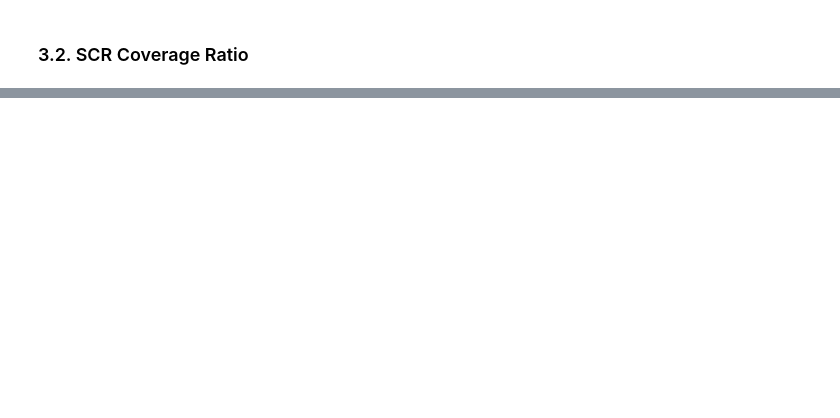
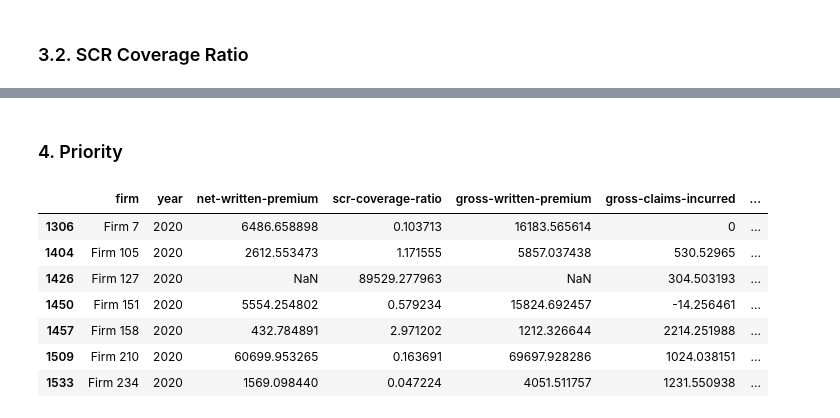
Before and after one commit to jrw22/firm-prioritisation, a Jupyter notebook: firm-prioritisation.ipynb, the cells around one changed output, grey strips where cells are left out. Saved outputs shown, nothing was run; the diff lists cells and outputs as text; code cells hidden in the pictures; blank space fills up the shorter version.

Commit message:
Added prioritised list

```diff
--- a/firm-prioritisation.ipynb
+++ b/firm-prioritisation.ipynb
@@ -258,0 +259,18 @@ plt.show()
+# %% [markdown]
+### 4. Priority
+# %%
+# Firms identified below are priorities for supervisory resource. Reasons explained in the accompanying report.
+priority_list = ['Firm 210', 'Firm 158', 'Firm 7', 'Firm 151', 'Firm 105', 'Firm 234', 'Firm 127']
+
+priority_data = firm_data.loc[firm_data['firm'].isin(priority_list)]
+priority_data = priority_data[priority_data['year'] == 2020]
+priority_data
+# %% [output]
+|  | firm | year | net-written-premium | scr-coverage-ratio | gross-written-premium | gross-claims-incurred | ... |
+| 1306 | Firm 7 | 2020 | 6486.658898 | 0.103713 | 16183.565614 | 0 | ... |
+| 1404 | Firm 105 | 2020 | 2612.553473 | 1.171555 | 5857.037438 | 530.52965 | ... |
+| 1426 | Firm 127 | 2020 | NaN | 89529.277963 | NaN | 304.503193 | ... |
+| 1450 | Firm 151 | 2020 | 5554.254802 | 0.579234 | 15824.692457 | -14.256461 | ... |
+| 1457 | Firm 158 | 2020 | 432.784891 | 2.971202 | 1212.326644 | 2214.251988 | ... |
+| 1509 | Firm 210 | 2020 | 60699.953265 | 0.163691 | 69697.928286 | 1024.038151 | ... |
+| 1533 | Firm 234 | 2020 | 1569.098440 | 0.047224 | 4051.511757 | 1231.550938 | ... |
```
Also changed, not shown: parts of 19 cells of this notebook.
